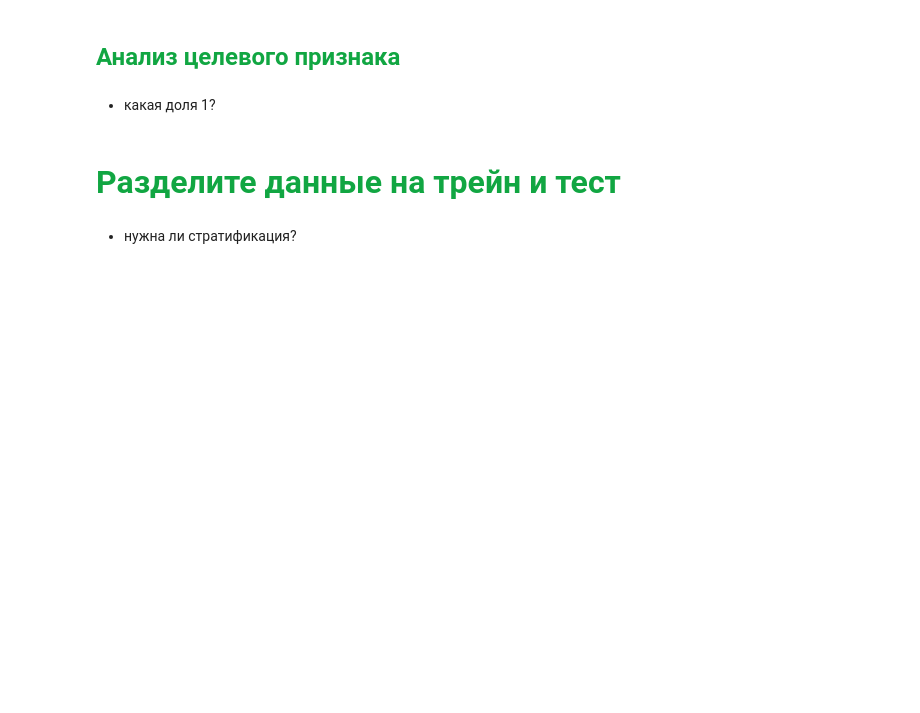
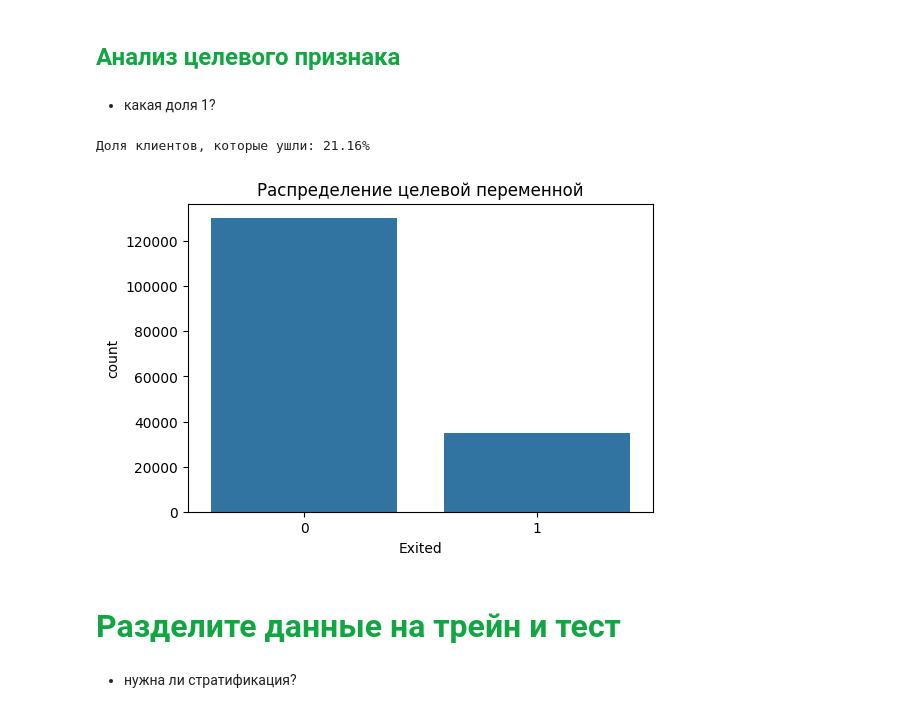
Before and after one commit to Sonechek/python_innopolis_ml, a Jupyter notebook: part_2/practice_work/практическая_работа_2.ipynb, the cells around one changed output. Drawn from its saved outputs; the diff is of its cells as text; code cells hidden in the pictures; blank space fills up the shorter version.

```diff
--- a/part_2/practice_work/практическая_работа_2.ipynb
+++ b/part_2/practice_work/практическая_работа_2.ipynb
@@ -26,5 +36,3 @@ import pandas as pd
 Downloading...
 From: https://drive.google.com/uc?id=1wvqGslWLauKyZxLY-d3RQCTyHCb5wJCO
 To: c:\Users\alexander\Desktop\python_innopolis_ml\part_2\practice_work\train.csv
-# %%
-df = pd.read_csv('part_2\content\train.csv')
@@ -33,3 +39,8 @@ FileNotFoundError: [Errno 2] No such file or directory: '/content/train.csv'
+# %%
+try:
+  df = pd.read_csv('/train.csv')
+except:
+  df = pd.read_csv('train.csv')
 # %%
 df.head()
 # %% [output]
@@ -97,3 +155,16 @@ dtype: int64
+# %%
+# ваш код
+# Доля 1 в целевом признаке
+print(f"Доля клиентов, которые ушли: {y.mean():.2%}")
+
+# Визуализация распределения
+plt.figure(figsize=(6, 4))
+sns.countplot(x=y)
+plt.title('Распределение целевой переменной')
+plt.show()
+# %% [output]
+Доля клиентов, которые ушли: 21.16%
+[figure, added]
 # %% [markdown]
 # <font color='#11a642' size='6'> **Разделите данные на трейн и тест**
 # %% [markdown]
```
Also changed, not shown: parts of 27 cells of this notebook, 5 other files.
